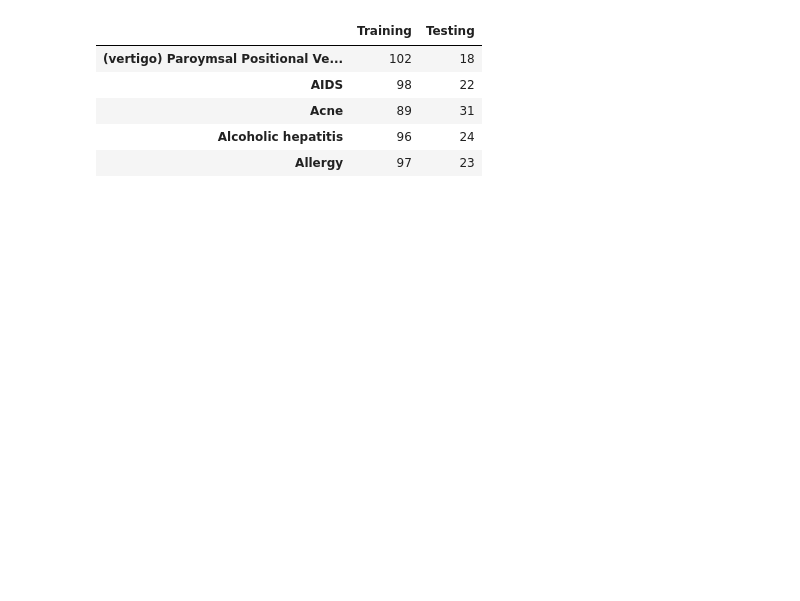
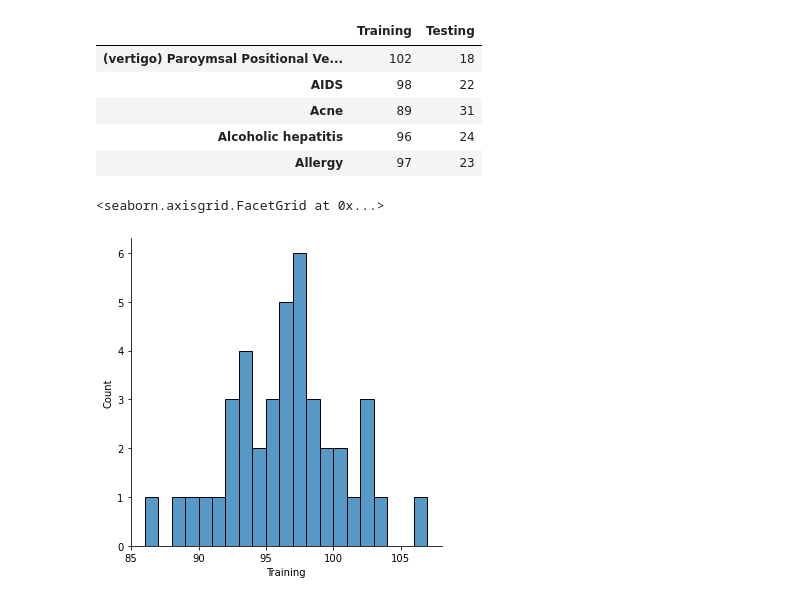
Before and after one commit to Soumya-Dey/DR-BAYMAX-Disease-prediction-system, a Jupyter notebook: dataVisualization.ipynb, the cells around one changed output. Saved outputs shown, nothing was run; the diff lists cells and outputs as text; code cells hidden in the pictures; blank space fills up the shorter version.

```diff
--- a/dataVisualization.ipynb
+++ b/dataVisualization.ipynb
@@ -83,3 +94,8 @@ dist_dataframe.head()
 | Acne | 89 | 31 |
 | Alcoholic hepatitis | 96 | 24 |
 | Allergy | 97 | 23 |
+# %%
+sns.displot(dist_dataframe, x='Training', binwidth=1)
+# %% [output]
+<seaborn.axisgrid.FacetGrid at 0x...>
+[figure, added]
```
Also changed, not shown: parts of 5 cells of this notebook, 3 other files.
